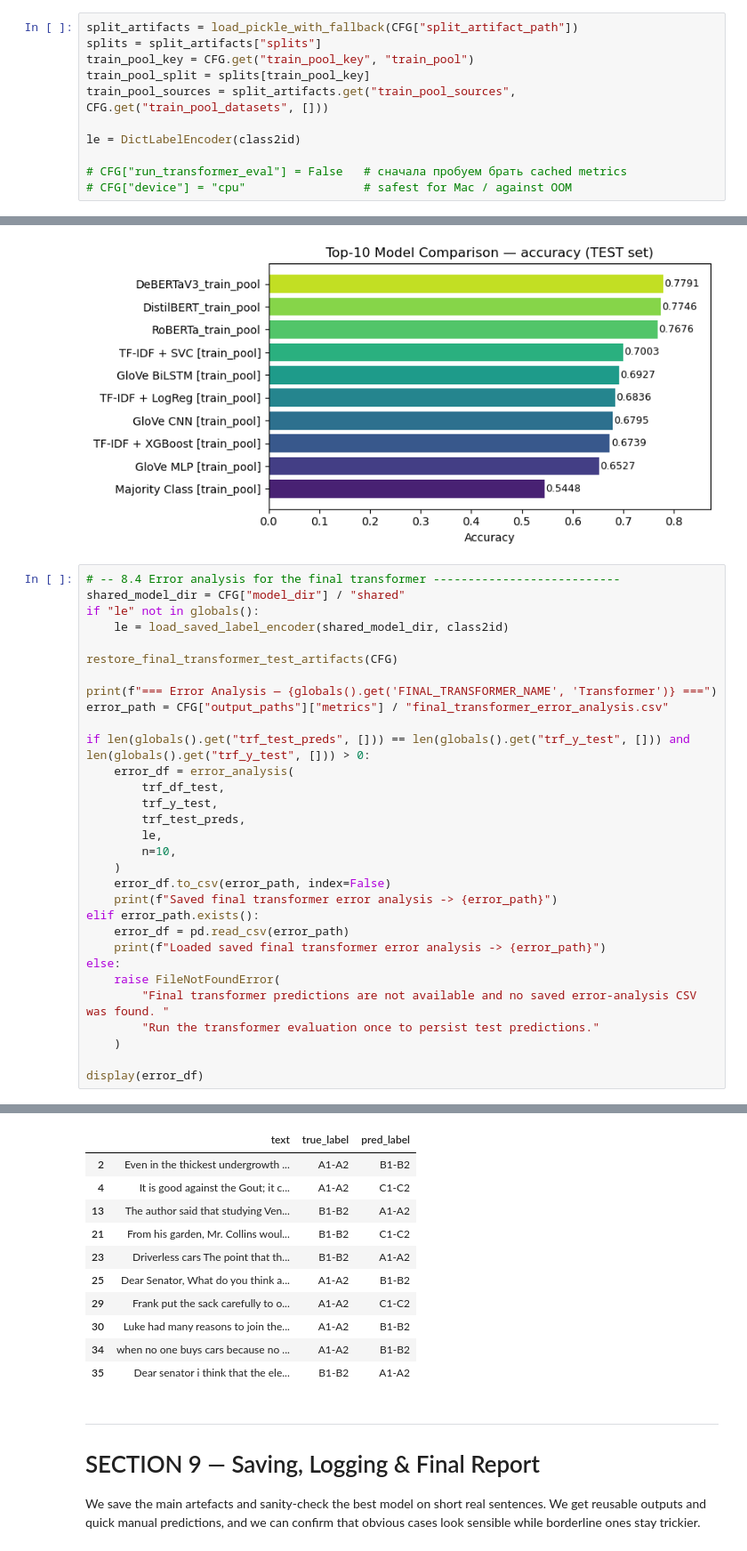
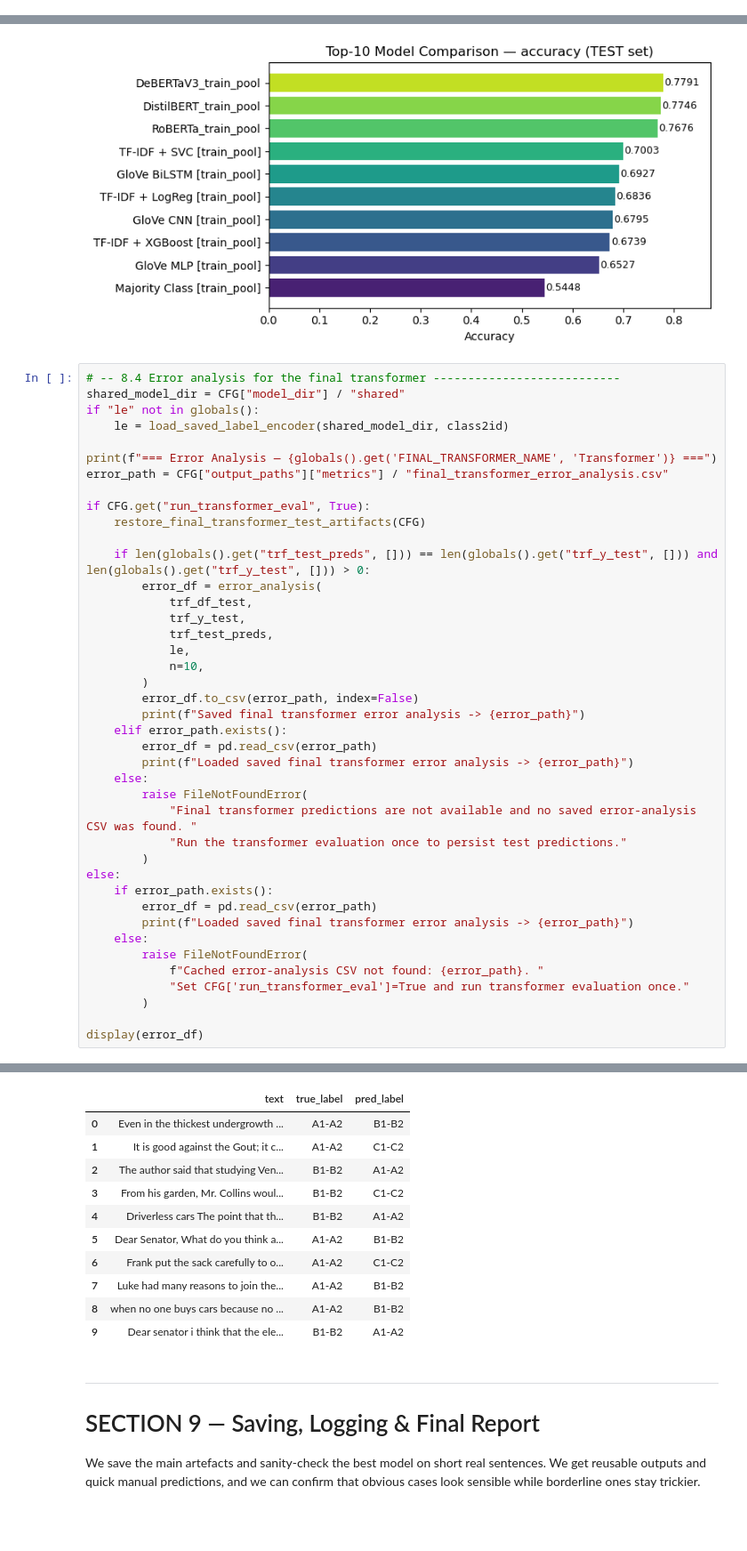
Before and after one commit to boblaros/mago-text-scoring, a Jupyter notebook: complexity/complexity-code.ipynb, the cells around one changed output, grey strips where cells are left out. Shown at 89% size. Drawn from its saved outputs; the diff is of its cells as text; blank space fills up the shorter version.

Commit message:
corrected complexity notebook so it can run in cache only mode

```diff
--- a/complexity/complexity-code.ipynb
+++ b/complexity/complexity-code.ipynb
@@ -1371,14 +1376,3 @@ Displayed existing learning curve: outputs/plots/learning_curves/deep_learning_c
 | 5 | TF-IDF + SVC | train_pool | 31305 | 0.671581 |
 | 6 | TF-IDF + XGBoost | train_pool | 31305 | 0.551168 |
 [figure]
-# %%
-split_artifacts = load_pickle_with_fallback(CFG["split_artifact_path"])
-splits = split_artifacts["splits"]
-train_pool_key = CFG.get("train_pool_key", "train_pool")
-train_pool_split = splits[train_pool_key]
-train_pool_sources = split_artifacts.get("train_pool_sources", CFG.get("train_pool_datasets", []))
-
-le = DictLabelEncoder(class2id)
-
-# CFG["run_transformer_eval"] = False   # сначала пробуем брать cached metrics
-# CFG["device"] = "cpu"                 # safest for Mac / against OOM
@@ -2265,29 +2281,39 @@ shared_model_dir = CFG["model_dir"] / "shared"
 if "le" not in globals():
     le = load_saved_label_encoder(shared_model_dir, class2id)
 
-restore_final_transformer_test_artifacts(CFG)
-
 print(f"=== Error Analysis — {globals().get('FINAL_TRANSFORMER_NAME', 'Transformer')} ===")
 error_path = CFG["output_paths"]["metrics"] / "final_transformer_error_analysis.csv"
 
-if len(globals().get("trf_test_preds", [])) == len(globals().get("trf_y_test", [])) and len(globals().get("trf_y_test", [])) > 0:
-    error_df = error_analysis(
-        trf_df_test,
-        trf_y_test,
-        trf_test_preds,
-        le,
-        n=10,
-    )
-    error_df.to_csv(error_path, index=False)
-    print(f"Saved final transformer error analysis -> {error_path}")
-elif error_path.exists():
-    error_df = pd.read_csv(error_path)
-    print(f"Loaded saved final transformer error analysis -> {error_path}")
+if CFG.get("run_transformer_eval", True):
+    restore_final_transformer_test_artifacts(CFG)
+
+    if len(globals().get("trf_test_preds", [])) == len(globals().get("trf_y_test", [])) and len(globals().get("trf_y_test", [])) > 0:
+        error_df = error_analysis(
+            trf_df_test,
+            trf_y_test,
+            trf_test_preds,
+            le,
+            n=10,
+        )
+        error_df.to_csv(error_path, index=False)
+        print(f"Saved final transformer error analysis -> {error_path}")
+    elif error_path.exists():
+        error_df = pd.read_csv(error_path)
+        print(f"Loaded saved final transformer error analysis -> {error_path}")
+    else:
+        raise FileNotFoundError(
+            "Final transformer predictions are not available and no saved error-analysis CSV was found. "
+            "Run the transformer evaluation once to persist test predictions."
+        )
 else:
-    raise FileNotFoundError(
-        "Final transformer predictions are not available and no saved error-analysis CSV was found. "
-        "Run the transformer evaluation once to persist test predictions."
-    )
+    if error_path.exists():
+        error_df = pd.read_csv(error_path)
+        print(f"Loaded saved final transformer error analysis -> {error_path}")
+    else:
+        raise FileNotFoundError(
+            f"Cached error-analysis CSV not found: {error_path}. "
+            "Set CFG['run_transformer_eval']=True and run transformer evaluation once."
+        )
 
 display(error_df)
 # %% [output]
@@ -2296,14 +2322,14 @@ Saved final transformer error analysis -> outputs/metrics/final_transformer_erro
 |  | text | true_label | pred_label |
-| 2 | Even in the thickest undergrowth ... | A1-A2 | B1-B2 |
-| 4 | It is good against the Gout; it c... | A1-A2 | C1-C2 |
-| 13 | The author said that studying Ven... | B1-B2 | A1-A2 |
-| 21 | From his garden, Mr. Collins woul... | B1-B2 | C1-C2 |
-| 23 | Driverless cars The point that th... | B1-B2 | A1-A2 |
-| 25 | Dear Senator, What do you think a... | A1-A2 | B1-B2 |
-| 29 | Frank put the sack carefully to o... | A1-A2 | C1-C2 |
-| 30 | Luke had many reasons to join the... | A1-A2 | B1-B2 |
-| 34 | when no one buys cars because no ... | A1-A2 | B1-B2 |
-| 35 | Dear senator i think that the ele... | B1-B2 | A1-A2 |
+| 0 | Even in the thickest undergrowth ... | A1-A2 | B1-B2 |
+| 1 | It is good against the Gout; it c... | A1-A2 | C1-C2 |
+| 2 | The author said that studying Ven... | B1-B2 | A1-A2 |
+| 3 | From his garden, Mr. Collins woul... | B1-B2 | C1-C2 |
+| 4 | Driverless cars The point that th... | B1-B2 | A1-A2 |
+| 5 | Dear Senator, What do you think a... | A1-A2 | B1-B2 |
+| 6 | Frank put the sack carefully to o... | A1-A2 | C1-C2 |
+| 7 | Luke had many reasons to join the... | A1-A2 | B1-B2 |
+| 8 | when no one buys cars because no ... | A1-A2 | B1-B2 |
+| 9 | Dear senator i think that the ele... | B1-B2 | A1-A2 |
 # %% [markdown]
 ---
 <a id="section-9-saving-logging-final-report"></a>
```
Also changed, not shown: parts of 11 cells of this notebook, 11 other files.
